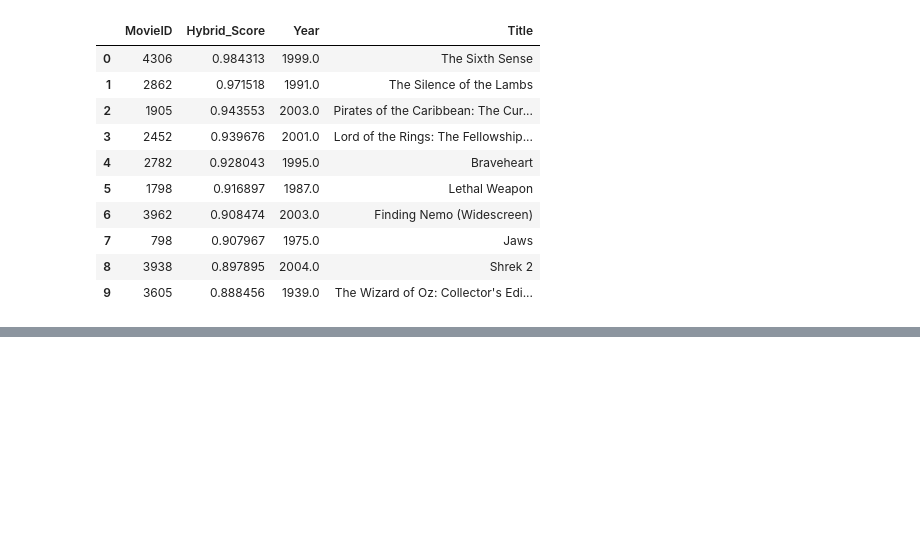
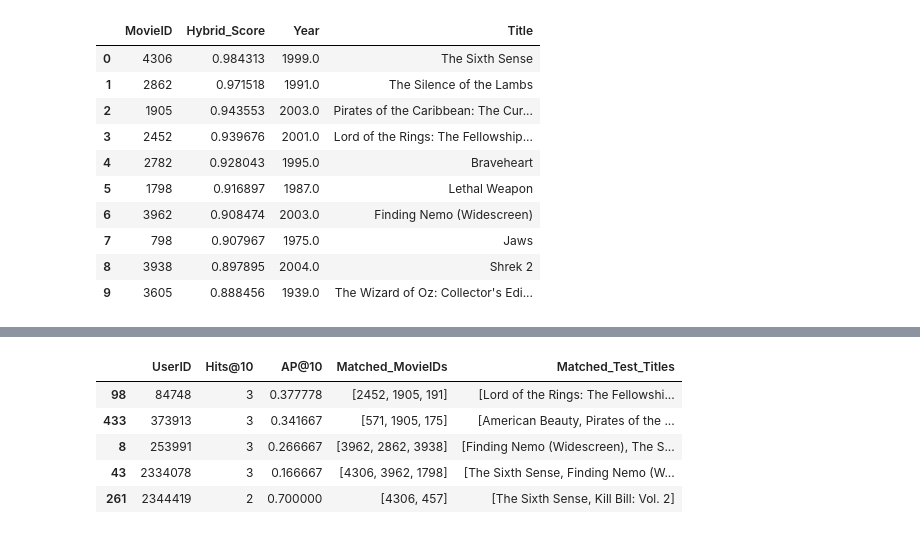
Before and after one commit to Mansi-Rajput05/movie-recommendation-system-ml, a Jupyter notebook: main.ipynb, the cells around one changed output, grey strips where cells are left out. Cells and saved outputs as stored; diff of their text form; code cells hidden in the pictures; blank space fills up the shorter version.

```diff
--- a/main.ipynb
+++ b/main.ipynb
@@ -2671,0 +2934,57 @@ recommend_movies_implicit_hybrid(
+# %%
+success_rows = []
+
+for user_id in ranking_eval_users:
+    actual_movies = actual_movies_by_user.get(
+        user_id,
+        set()
+    )
+
+    predicted_movies = recommend_implicit_hybrid(
+        user_id,
+        n=TOP_K,
+        alpha=best_alpha
+    )
+
+    matched_movies = [
+        movie_id
+        for movie_id in predicted_movies
+        if movie_id in actual_movies
+    ]
+
+    if matched_movies:
+        success_rows.append({
+            'UserID': user_id,
+            'Hits@10': len(matched_movies),
+            'AP@10': average_precision_at_k(
+                actual_movies,
+                predicted_movies,
+                k=TOP_K
+            ),
+            'Matched_MovieIDs': matched_movies,
+            'Matched_Test_Titles': [
+                movie_title_lookup.get(movie_id, movie_id)
+                for movie_id in matched_movies
+            ]
+        })
+
+success_cases = pd.DataFrame(success_rows)
+
+if not success_cases.empty:
+    success_cases = (
+        success_cases
+        .sort_values(
+            ['Hits@10', 'AP@10'],
+            ascending=False
+        )
+        .head(5)
+    )
+
+success_cases
+# %% [output]
+|  | UserID | Hits@10 | AP@10 | Matched_MovieIDs | Matched_Test_Titles |
+| 98 | 84748 | 3 | 0.377778 | [2452, 1905, 191] | [Lord of the Rings: The Fellowshi... |
+| 433 | 373913 | 3 | 0.341667 | [571, 1905, 175] | [American Beauty, Pirates of the ... |
+| 8 | 253991 | 3 | 0.266667 | [3962, 2862, 3938] | [Finding Nemo (Widescreen), The S... |
+| 43 | 2334078 | 3 | 0.166667 | [4306, 3962, 1798] | [The Sixth Sense, Finding Nemo (W... |
+| 261 | 2344419 | 2 | 0.700000 | [4306, 457] | [The Sixth Sense, Kill Bill: Vol. 2] |
```
Also changed, not shown: parts of 10 cells of this notebook, 23 other files.
